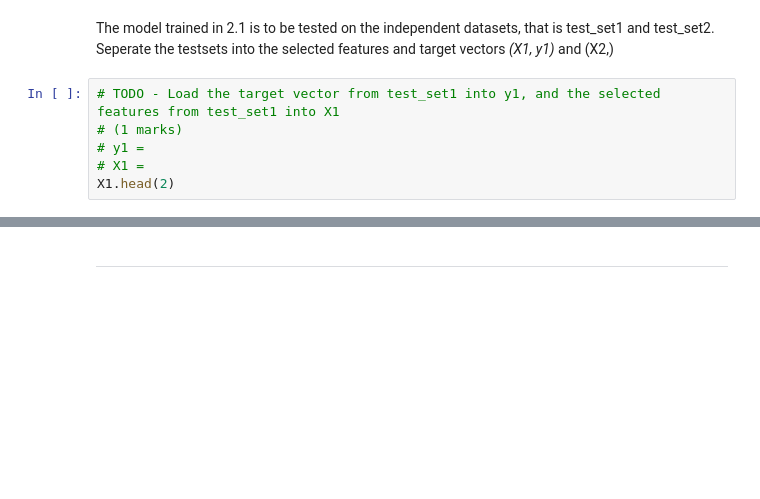
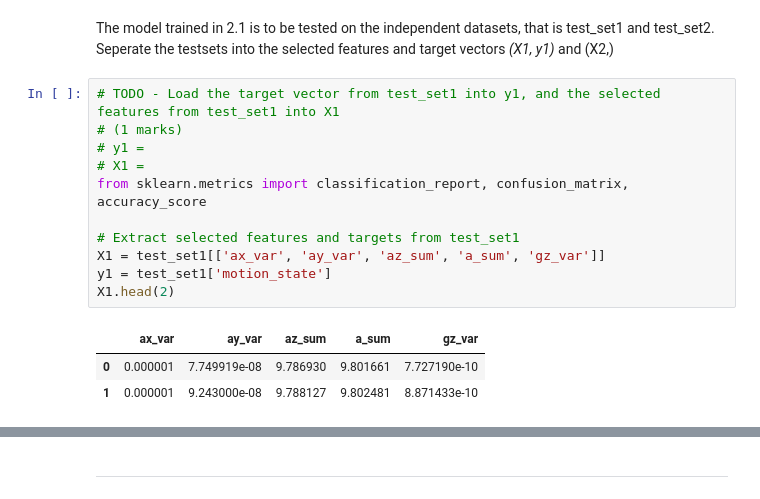
Before and after one commit to TonnyChuwa/engg680_2024_fall, a Jupyter notebook: Lab_Assignment4/Assignment 4.ipynb, the cells around one changed output, grey strips where cells are left out. Saved outputs shown, nothing was run; the diff lists cells and outputs as text; blank space fills up the shorter version.

```diff
--- a/Lab_Assignment4/Assignment 4.ipynb
+++ b/Lab_Assignment4/Assignment 4.ipynb
@@ -441,9 +575,18 @@ Seperate the testsets into the selected features and target vectors *(X1, y1)* a
 # %%
 # TODO - Load the target vector from test_set1 into y1, and the selected features from test_set1 into X1
 # (1 marks)
 # y1 =
 # X1 =
+from sklearn.metrics import classification_report, confusion_matrix, accuracy_score
+
+# Extract selected features and targets from test_set1
+X1 = test_set1[['ax_var', 'ay_var', 'az_sum', 'a_sum', 'gz_var']]
+y1 = test_set1['motion_state']
 X1.head(2)
+# %% [output]
+|  | ax_var | ay_var | az_sum | a_sum | gz_var |
+| 0 | 0.000001 | 7.749919e-08 | 9.786930 | 9.801661 | 7.727190e-10 |
+| 1 | 0.000001 | 9.243000e-08 | 9.788127 | 9.802481 | 8.871433e-10 |
 # %%
 # TODO - Load the target vector from test_set2 into y2, and the selected features from test_set2 into X2
 # y2 =
```
Also changed, not shown: parts of 35 cells of this notebook, 1 other file.
